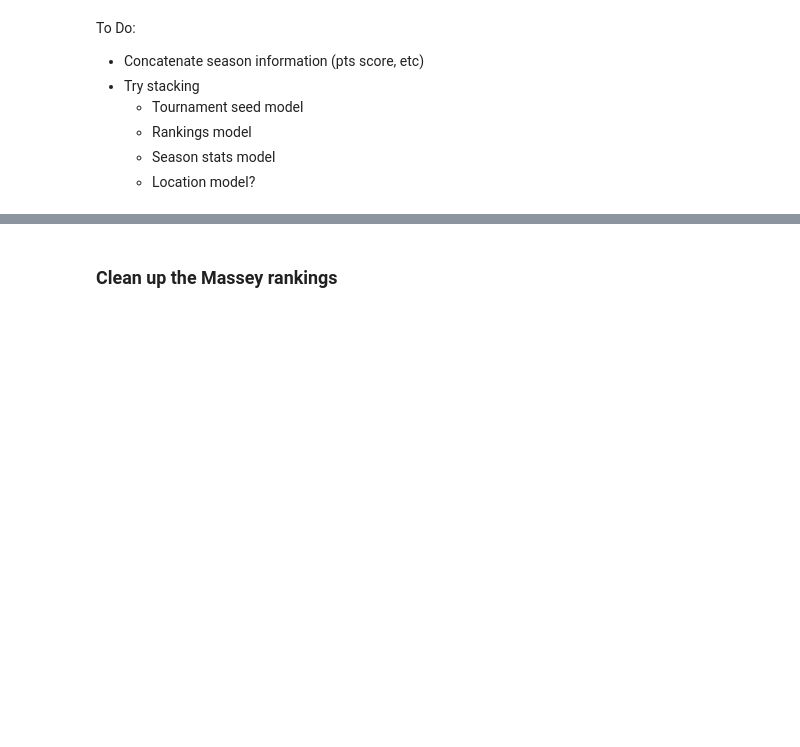
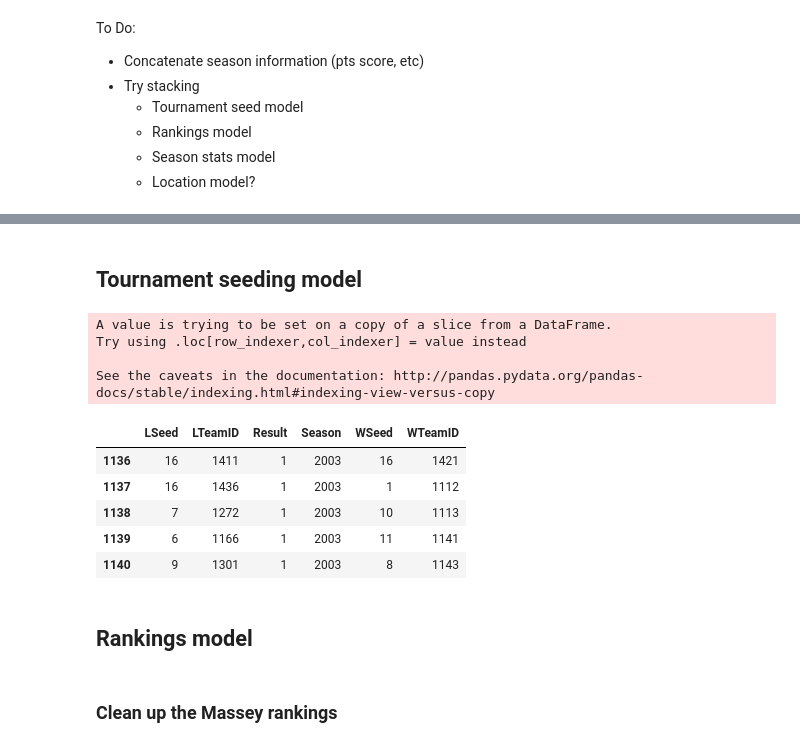
Before and after one commit to DJedamski/kaggle_ncaa18, a Jupyter notebook: ncaa_2018_data_exploration.ipynb, the cells around one changed output, grey strips where cells are left out. Cells and saved outputs as stored; diff of their text form; code cells hidden in the pictures; blank space fills up the shorter version.

Commit message:
splitting into several models to prepare for stacking

```diff
--- a/ncaa_2018_data_exploration.ipynb
+++ b/ncaa_2018_data_exploration.ipynb
@@ -121,0 +102,19 @@ df_massey = pd.read_csv('data/MasseyOrdinals.csv')
+# %%
+df_tour.drop(['DayNum', 'WScore', 'LScore', 'WLoc', 'NumOT'], inplace=True, axis=1)
+
+# Create dataframe of wins (seasons since 2002)
+df_tour_wins = pd.DataFrame()
+df_tour_wins = df_tour[df_tour['Season'] > 2002]
+df_tour_wins['Result'] = 1
+
+# Create dataframe of losses (seasons since 2002)
+df_tour_losses = pd.DataFrame()
+df_tour_losses = df_tour[df_tour['Season'] > 2002]
+df_tour_losses = df_tour.rename(columns={
+    'WTeamID': 'LTeamID',
+    'LTeamID': 'WTeamID',
+})
+df_tour_losses['Result'] = 0
+
+df_tourney_full = pd.concat([df_tour_wins, df_tour_losses])
+df_tourney_full.head()
@@ -121,0 +143,47 @@ df_massey = pd.read_csv('data/MasseyOrdinals.csv')
+# %% [markdown]
+## Tournament seeding model
+# %%
+# Remove bracket (W, S, E, N) from seed and convert to integer
+def seed_to_int(seed):
+    #Get just the digits from the seeding. Return as int
+    s_int = int(seed[1:3])
+    return s_int
+
+df_seeds['Seed'] = df_seeds['Seed'].apply(lambda x: seed_to_int(x))
+
+# Joining winning and losing seed to the tournament results
+df_winseeds = df_seeds.rename(columns={'TeamID':'WTeamID', 'Seed':'WSeed'})
+df_lossseeds = df_seeds.rename(columns={'TeamID':'LTeamID', 'Seed':'LSeed'})
+df_dummy = pd.merge(left=df_tour, right=df_winseeds, how='left', on=['Season', 'WTeamID'])
+df_tournament_rankings = pd.merge(left=df_dummy, right=df_lossseeds, on=['Season', 'LTeamID'])
+
+# Create dataframe of wins (seasons since 2002)
+df_wins = pd.DataFrame()
+df_wins = df_tournament_rankings[df_tournament_rankings['Season'] > 2002]
+df_wins['Result'] = 1
+df_wins.head()
+
+# Create dataframe of losses (seasons since 2002)
+df_losses = pd.DataFrame()
+df_losses = df_tournament_rankings[df_tournament_rankings['Season'] > 2002]
+df_losses = df_losses.rename(columns={
+    'WTeamID': 'LTeamID',
+    'LTeamID': 'WTeamID',
+    'WSeed': 'LSeed',
+    'LSeed': 'WSeed',
+})
+df_losses['Result'] = 0
+
+df_tourney_full = pd.concat([df_wins, df_losses])
+df_tourney_full.head()
+# %% [output]
+A value is trying to be set on a copy of a slice from a DataFrame.
+Try using .loc[row_indexer,col_indexer] = value instead
+
+See the caveats in the documentation: http://pandas.pydata.org/pandas-docs/stable/indexing.html#indexing-view-versus-copy
+|  | LSeed | LTeamID | Result | Season | WSeed | WTeamID |
+| 1136 | 16 | 1411 | 1 | 2003 | 16 | 1421 |
+| 1137 | 16 | 1436 | 1 | 2003 | 1 | 1112 |
+| 1138 | 7 | 1272 | 1 | 2003 | 10 | 1113 |
+| 1139 | 6 | 1166 | 1 | 2003 | 11 | 1141 |
+| 1140 | 9 | 1301 | 1 | 2003 | 8 | 1143 |
@@ -122,3 +214,5 @@ df_massey = pd.read_csv('data/MasseyOrdinals.csv')
+# %% [markdown]
+## Rankings model
 # %% [markdown]
 ### Clean up the Massey rankings
 # %%
```
Also changed, not shown: parts of 10 cells of this notebook.
